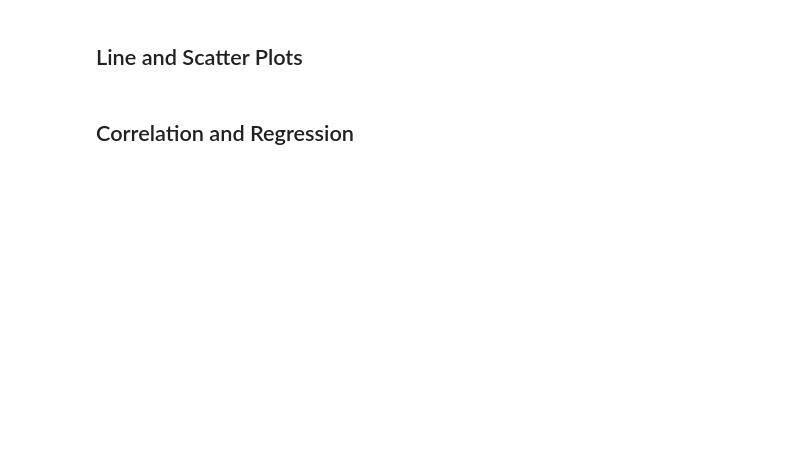
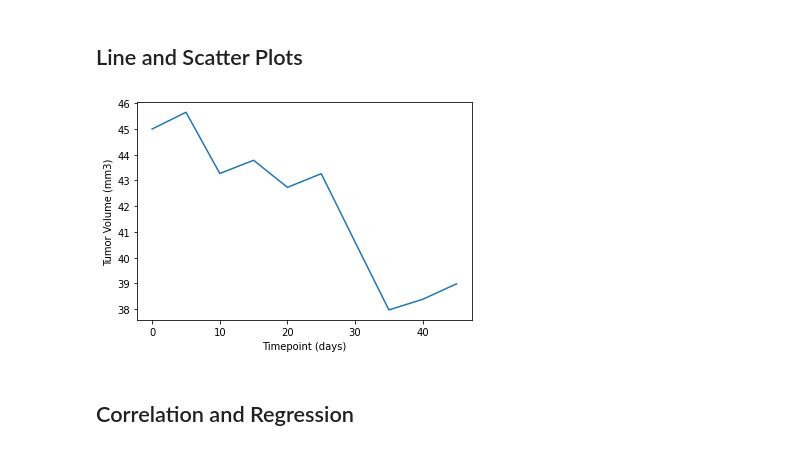
Before and after one commit to dkuchan415/Mouse_Tumor_Sizes, a Jupyter notebook: pymaceuticals_starter.ipynb, the cells around one changed output. Saved outputs shown, nothing was run; the diff lists cells and outputs as text; code cells hidden in the pictures; blank space fills up the shorter version.

```diff
--- a/pymaceuticals_starter.ipynb
+++ b/pymaceuticals_starter.ipynb
@@ -283,3 +297,23 @@ Name: Tumor Volume (mm3), dtype: float64
+# %%
+# Generate a line plot of tumor volume vs. time point for a mouse treated with Capomulin
+
+#Run for Mouse ID b128
+
+#Create axis
+x_axis = mouse_study_clean['Timepoint'].loc[mouse_study_clean['Mouse ID'] =='b128']
+y_axis = mouse_study_clean['Tumor Volume (mm3)'].loc[mouse_study_clean['Mouse ID'] =='b128']
+
+#Add labels
+
+plt.xlabel("Timepoint (days)")
+plt.ylabel("Tumor Volume (mm3)")
+
+#plot line chart
+
+plt.plot(x_axis, y_axis)
+plt.show()
+# %% [output]
+[figure, added]
 # %%
 # Generate a scatter plot of average tumor volume vs. mouse weight for the Capomulin regimen
 # %% [markdown]
```
Also changed, not shown: parts of 5 cells of this notebook.
